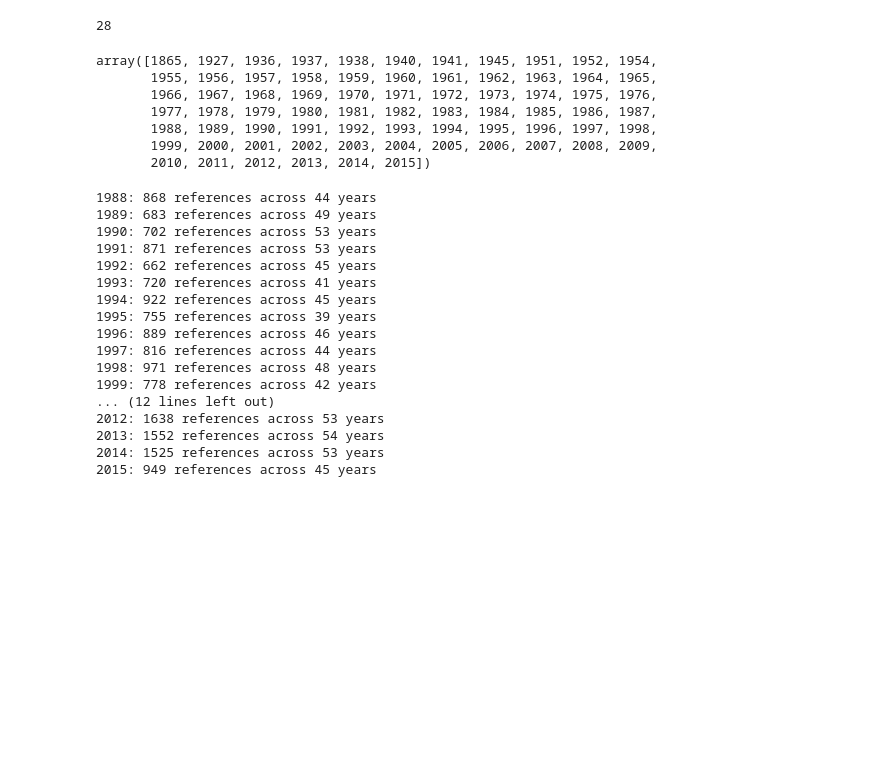
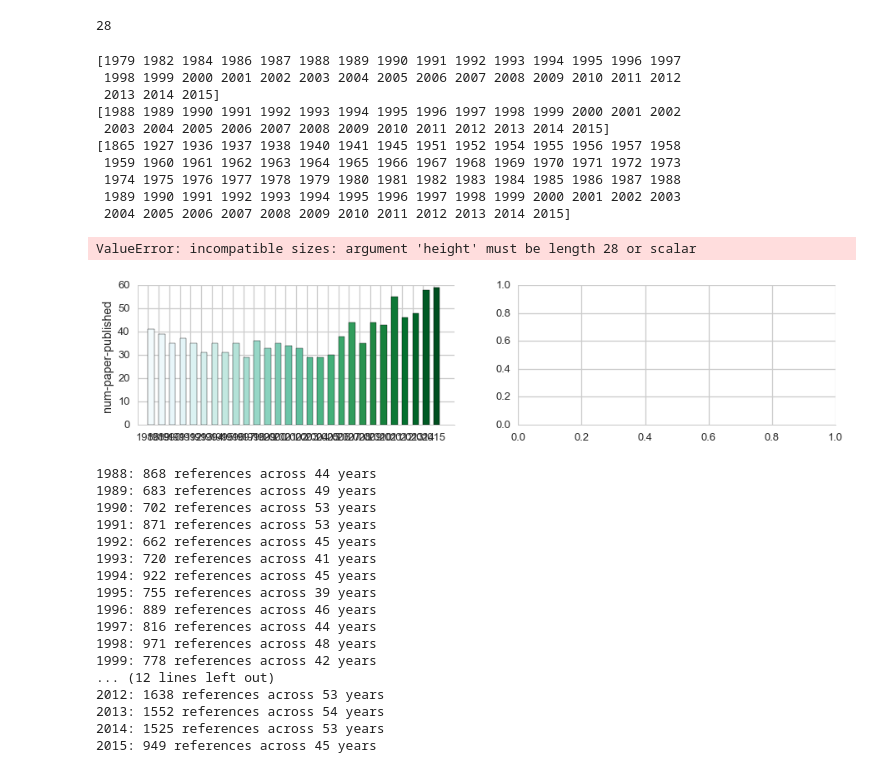
Before and after one commit to lexingxie/academic-graph, a Jupyter notebook: plot_conf_citations.ipynb, the cells around one changed output. Saved outputs shown, nothing was run; the diff lists cells and outputs as text; code cells hidden in the pictures; blank space fills up the shorter version.

```diff
--- a/plot_conf_citations.ipynb
+++ b/plot_conf_citations.ipynb
@@ -166,14 +164,68 @@ len(grouped_citing)
 # %%
 refyear_citing = df_citing.groupby(['PaperPubYear', 'RefPubYear'], sort=True)
 refyear_citing['RefID'].count()
-np.unique(df_citing['PaperPubYear'] )
-np.unique(df_citing['RefPubYear'] )
+print( np.unique(df_paper['PubYear'] ) )
+print( np.unique(df_citing['PaperPubYear'] ) )
+print( np.unique(df_citing['RefPubYear'] ) )
 # %% [output]
-array([1865, 1927, 1936, 1937, 1938, 1940, 1941, 1945, 1951, 1952, 1954,
-       1955, 1956, 1957, 1958, 1959, 1960, 1961, 1962, 1963, 1964, 1965,
-       1966, 1967, 1968, 1969, 1970, 1971, 1972, 1973, 1974, 1975, 1976,
-       1977, 1978, 1979, 1980, 1981, 1982, 1983, 1984, 1985, 1986, 1987,
-       1988, 1989, 1990, 1991, 1992, 1993, 1994, 1995, 1996, 1997, 1998,
-       1999, 2000, 2001, 2002, 2003, 2004, 2005, 2006, 2007, 2008, 2009,
-       2010, 2011, 2012, 2013, 2014, 2015])
+[1979 1982 1984 1986 1987 1988 1989 1990 1991 1992 1993 1994 1995 1996 1997
+ 1998 1999 2000 2001 2002 2003 2004 2005 2006 2007 2008 2009 2010 2011 2012
+ 2013 2014 2015]
+[1988 1989 1990 1991 1992 1993 1994 1995 1996 1997 1998 1999 2000 2001 2002
+ 2003 2004 2005 2006 2007 2008 2009 2010 2011 2012 2013 2014 2015]
+[1865 1927 1936 1937 1938 1940 1941 1945 1951 1952 1954 1955 1956 1957 1958
+ 1959 1960 1961 1962 1963 1964 1965 1966 1967 1968 1969 1970 1971 1972 1973
+ 1974 1975 1976 1977 1978 1979 1980 1981 1982 1983 1984 1985 1986 1987 1988
+ 1989 1990 1991 1992 1993 1994 1995 1996 1997 1998 1999 2000 2001 2002 2003
+ 2004 2005 2006 2007 2008 2009 2010 2011 2012 2013 2014 2015]
+# %%
+# data profile: # of papers published per year, citations per year
+
+plt.figure(figsize=(15, 3))
+# # of papers over years; # of references and # of citations over years
+# # of citings over years, w/wo venues; # of citing venues over years
+# # of citations over publication years, w/wo venues; # of venues over years
+"""for year in range(2008, 2016): """
+
+paper_years = np.unique(df_citing['PaperPubYear'] )
+bar_colrs1 = sns.color_palette("BuGn", len(years))
+bar_colrs2 = sns.color_palette("OrRd", len(years))
+bar_colrs3 = sns.color_palette("PuBu", len(years))
+x_pos = [x+1 for x in range(len(years))]
+
+sns.set_context("talk", font_scale=1.)
+sns.set_style("whitegrid")
+sns.despine()
+
+ax = plt.subplot(1, 2, 1)
+paper_count = df_paper['PubYear'].value_counts(sort=False)[paper_years]
+rects1 = ax.bar(x_pos, np.array(paper_count), width=.6, color=bar_colrs1)
+ax.set_ylabel('num-paper-published')
+tk1 = plt.xticks(x_pos, years) #, rotation='vertical'
+
+"""# of references and # of citations over years"""
+ax2 = plt.subplot(1, 2, 2)
+
+sns.set_style("white")
+sns.despine()
+
+ref_pp = np.array( df_citing['PaperPubYear'].value_counts()/df_paper['PubYear'].value_counts() )
+cit_pp = np.array( df_cited['RefPubYear'].value_counts()/df_paper['PubYear'].value_counts() )
+rects2 = ax2.bar(x_pos, ref_pp, width=.4, color=bar_colrs2)
+
+ax2a = ax2.twinx()
+rects2a = ax2a.bar([x+.4 for x in x_pos], cit_pp, width=.4, color=bar_colrs3)
+
+tk2 = plt.xticks(x_pos, years) #, rotation='vertical'
+ax2.set_ylabel('avg-ref-per-paper', color='salmon')
+ax2a.set_ylabel('avg-citation-per-paper', color='b')
+for tl in ax2.get_yticklabels():
+    tl.set_color('salmon')
+for tl in ax2a.get_yticklabels():
+    tl.set_color('b')
+
+plt.savefig(os.path.join(plot_dir, conf.lower()+'_paper_cnt.png'), transparent=True)
+# %% [output]
+ValueError: incompatible sizes: argument 'height' must be length 28 or scalar
+[figure, added]
 # %%
```
Also changed, not shown: parts of 9 cells of this notebook.
